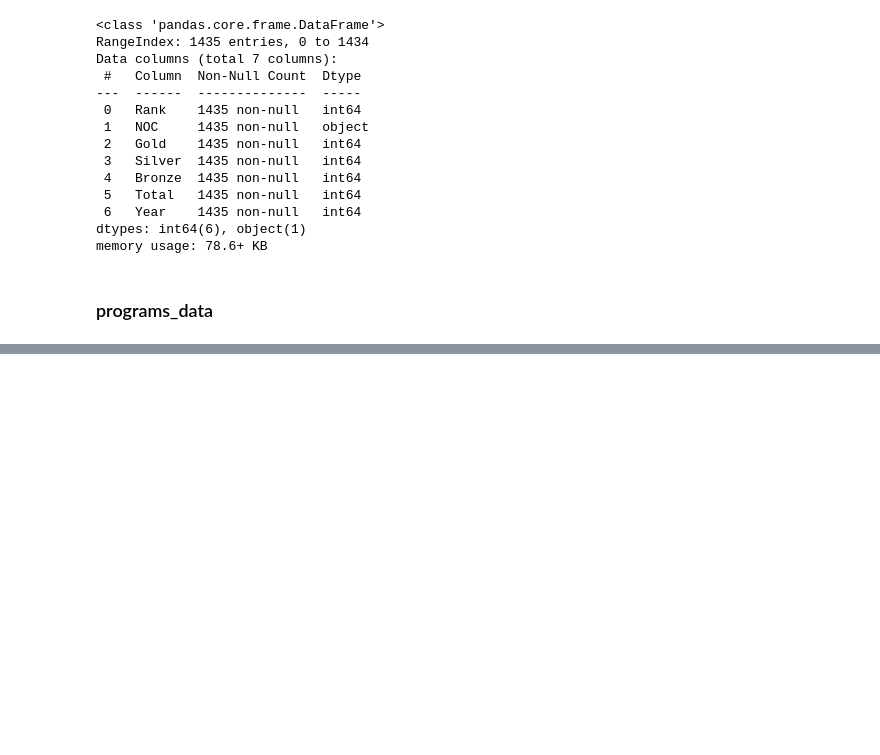
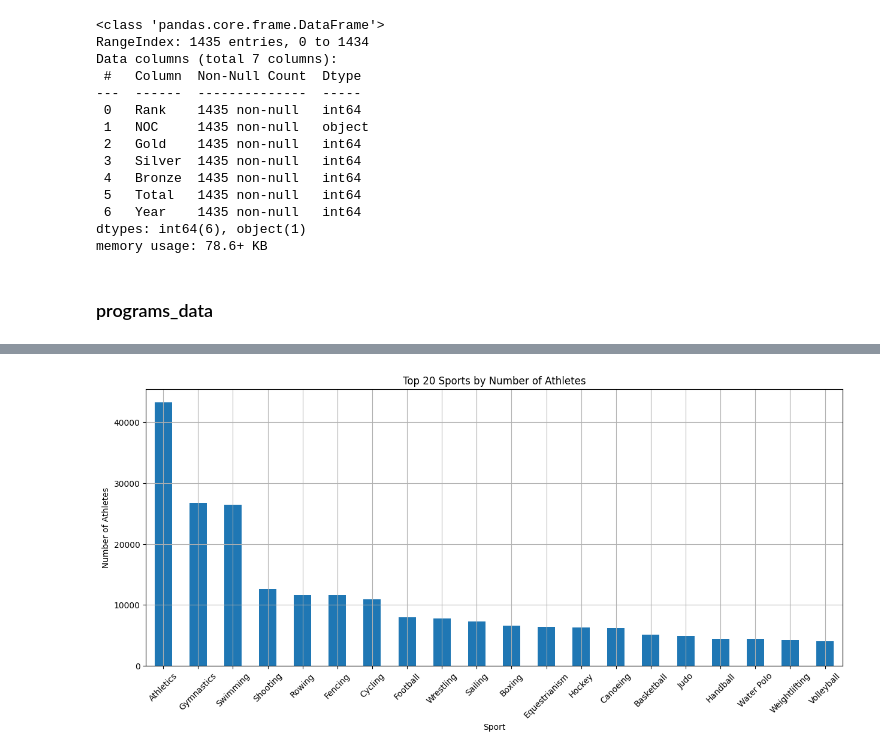
Before and after one commit to Evan-Li-2024/2025MCM-c, a Jupyter notebook: Olympics-analysis.ipynb, the cells around one changed output, grey strips where cells are left out. Cells and saved outputs as stored; diff of their text form; code cells hidden in the pictures; blank space fills up the shorter version.

```diff
--- a/Olympics-analysis.ipynb
+++ b/Olympics-analysis.ipynb
@@ -183,0 +306,12 @@ UnicodeDecodeError: 'utf-8' codec can't decode byte 0x95 in position 1038: inval
+# %%
+#项目参与人数排名
+plt.figure(figsize=(15, 6))
+athletes_data['Sport'].value_counts().head(20).plot(kind='bar')
+plt.title('Top 20 Sports by Number of Athletes')
+plt.xlabel('Sport')
+plt.ylabel('Number of Athletes')
+plt.xticks(rotation=45)
+plt.grid(True)
+plt.show()
+# %% [output]
+[figure, added]
```
Also changed, not shown: parts of 26 cells of this notebook, 3 other files.
